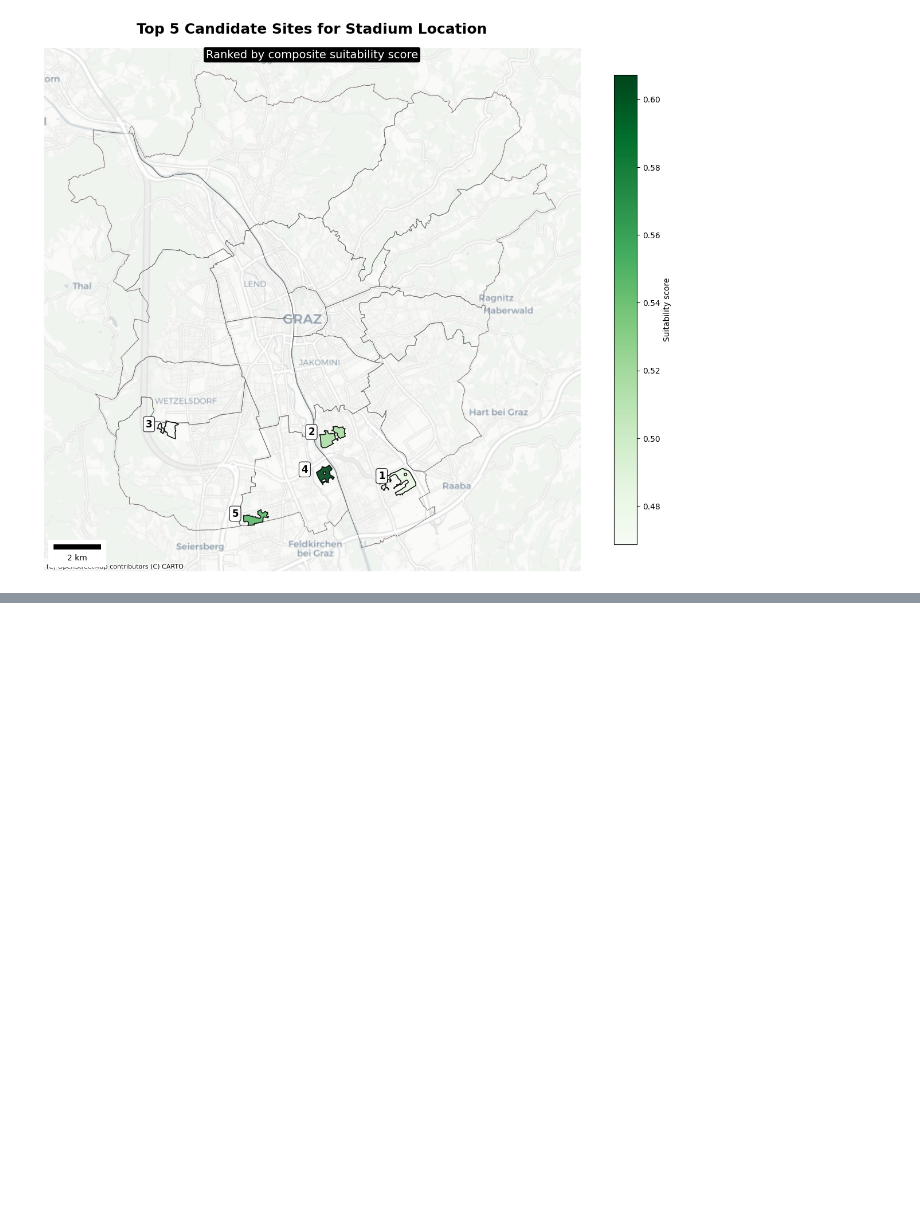
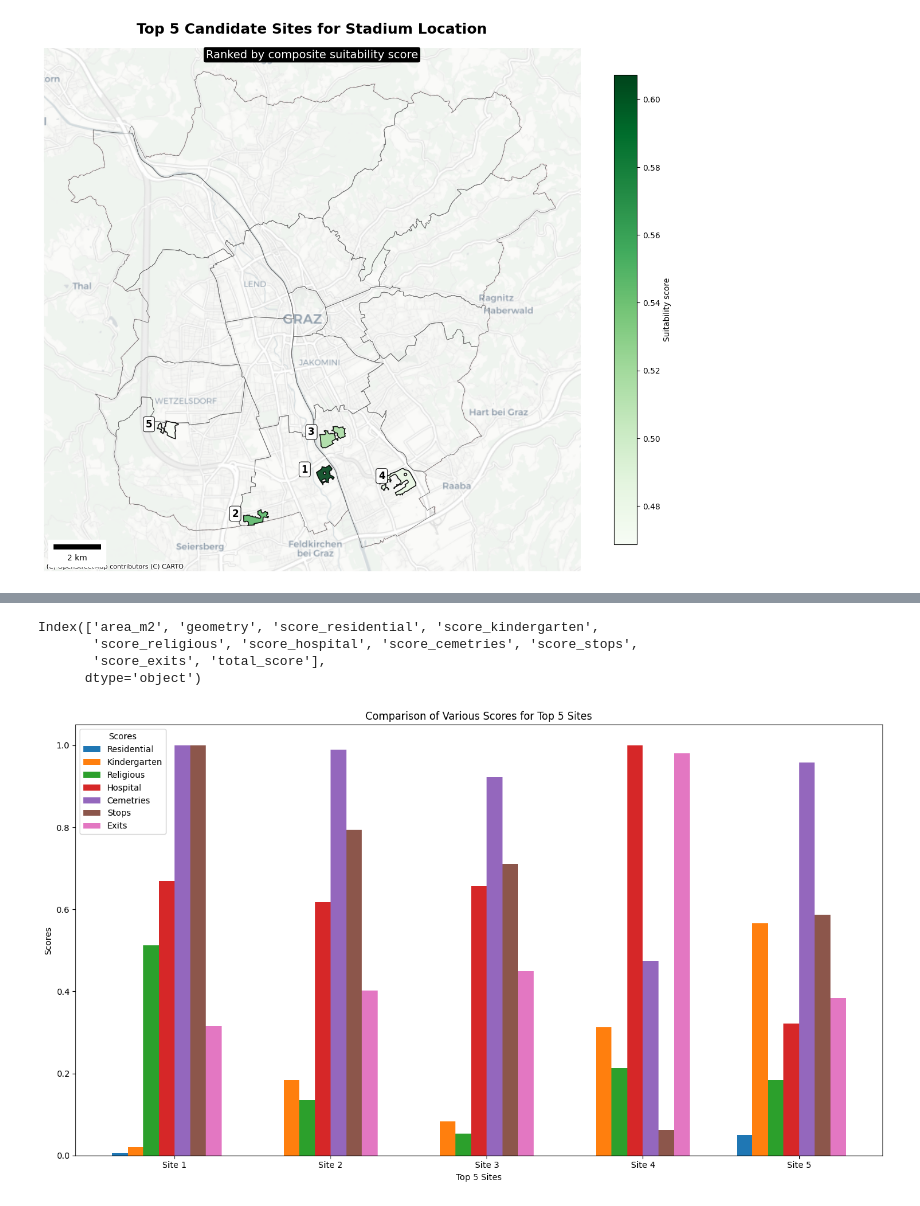
Before and after one commit to ein-wildes-nico/GIS_Analysis2_FinalProject_Paar_Flor_Wallisch, a Jupyter notebook: main.ipynb, the cells around one changed output, grey strips where cells are left out. Cells and saved outputs as stored; diff of their text form; code cells hidden in the pictures; blank space fills up the shorter version.

Commit message:
Visualisations & last changes in Code

```diff
--- a/main.ipynb
+++ b/main.ipynb
@@ -719,10 +725,13 @@ gdf_scores.head()
 # %%
+'''Visualisation 1'''
+
 import matplotlib.pyplot as plt
 import contextily as ctx
 from matplotlib_scalebar.scalebar import ScaleBar
 
-# Prepare data
+# Prepare data (sort top5 by suitability score in descending order)
 top5 = gdf_scores.head(5).copy()
+top5 = top5.sort_values(by="total_score", ascending=False)  # Sort by suitability score (highest first)
 top5 = top5.to_crs(epsg=3857)
 gdf_districts_web = gdf_districts.to_crs(epsg=3857)
 
@@ -783,7 +792,6 @@ ctx.add_basemap(
     attribution_size=8
 )
 
-
 # Scale bar
 scalebar = ScaleBar(
     dx=1,
@@ -821,8 +829,6 @@ ax.text(
     zorder=5
 )
 
-
-
 ax.axis("off")
 plt.tight_layout()
 plt.show()
@@ -830,0 +871,48 @@ plt.show()
+# %%
+Entfernung Haltestellen
+# %% [output]
+Index(['area_m2', 'geometry', 'score_residential', 'score_kindergarten',
+       'score_religious', 'score_hospital', 'score_cemetries', 'score_stops',
+       'score_exits', 'total_score'],
+      dtype='object')
+# %%
+'''Visualisation 3'''
+
+import matplotlib.pyplot as plt
+import numpy as np
+
+# extract score columns
+score_columns = [col for col in top5.columns if col.startswith('score_')]
+
+# create a DataFrame with these columns
+top5_scores = top5[score_columns].copy()
+
+# create a Site column to name the sites
+top5_scores['Site'] = [f'Site {i+1}' for i in range(len(top5_scores))]
+
+# Plotting
+plt.figure(figsize=(14, 8))
+
+# Position fixes
+x = np.arange(len(top5_scores)) * 2  # increase spacing between sites
+width = 0.20
+
+# Barplot
+for i, column in enumerate(score_columns):
+    plt.bar(x + i * width - width / 2, top5_scores[column], width, label=column.replace('score_', '').capitalize())
+
+# Axis and title
+plt.xlabel('Top 5 Sites')
+plt.ylabel('Scores')
+plt.title('Comparison of Various Scores for Top 5 Sites')
+
+plt.xticks(x + width * (len(score_columns) - 1) / 2, [f'Site {i+1}' for i in range(len(top5_scores))])  # Zentriere die Site-Namen
+
+# add legend
+plt.legend(title='Scores')
+
+plt.tight_layout()
+
+plt.show()
+# %% [output]
+[figure, added]
```
Also changed, not shown: parts of 12 cells of this notebook.
